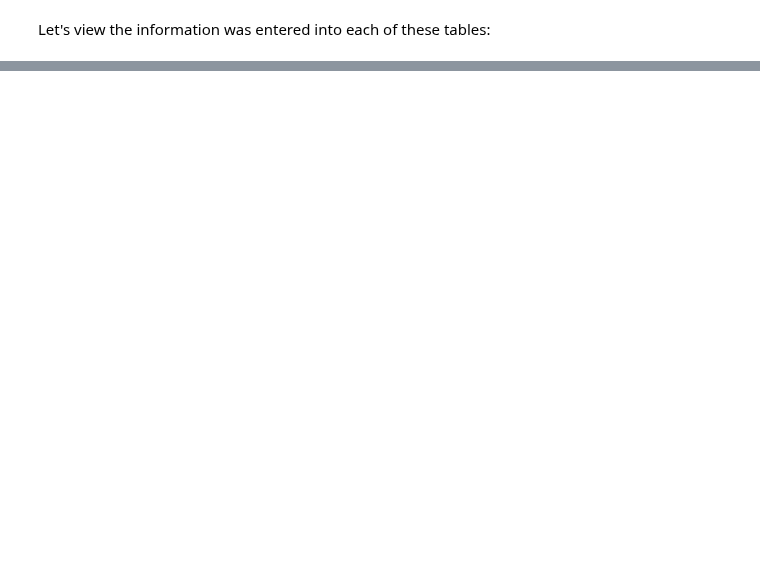
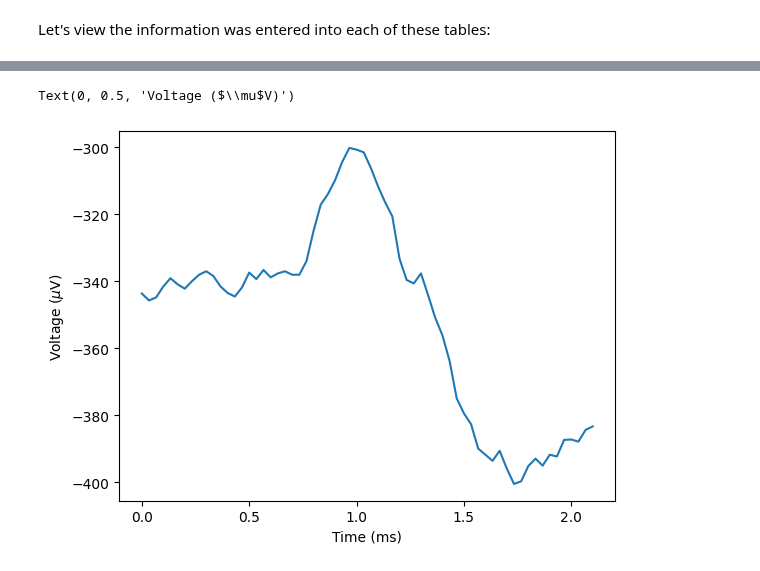
Before and after one commit to datajoint/workflow-array-ephys, a Jupyter notebook: notebooks/tutorial.ipynb, the cells around one changed output, grey strips where cells are left out. Saved outputs shown, nothing was run; the diff lists cells and outputs as text; code cells hidden in the pictures; blank space fills up the shorter version.

```diff
--- a/notebooks/tutorial.ipynb
+++ b/notebooks/tutorial.ipynb
@@ -322,0 +530,3 @@ ephys.WaveformSet.populate(session_key, display_progress=True)
+# %%
+unit_key = (ephys.CuratedClustering.Unit & insert_key & "unit = '15'").fetch1("KEY")
+unit_data = (ephys.CuratedClustering.Unit * ephys.WaveformSet.PeakWaveform & unit_key).fetch1()
@@ -322,0 +553,13 @@ ephys.WaveformSet.populate(session_key, display_progress=True)
+# %%
+sampling_rate = (ephys.EphysRecording & insert_key).fetch1(
+    "sampling_rate"
+) / 1000  # in kHz
+plt.plot(
+    np.r_[: unit_data["peak_electrode_waveform"].size] * 1 / sampling_rate,
+    unit_data["peak_electrode_waveform"],
+)
+plt.xlabel("Time (ms)")
+plt.ylabel(r"Voltage ($\mu$V)");
+# %% [output]
+Text(0, 0.5, 'Voltage ($\\mu$V)')
+[figure, added]
```
Also changed, not shown: parts of 50 cells of this notebook, 9 other files.
